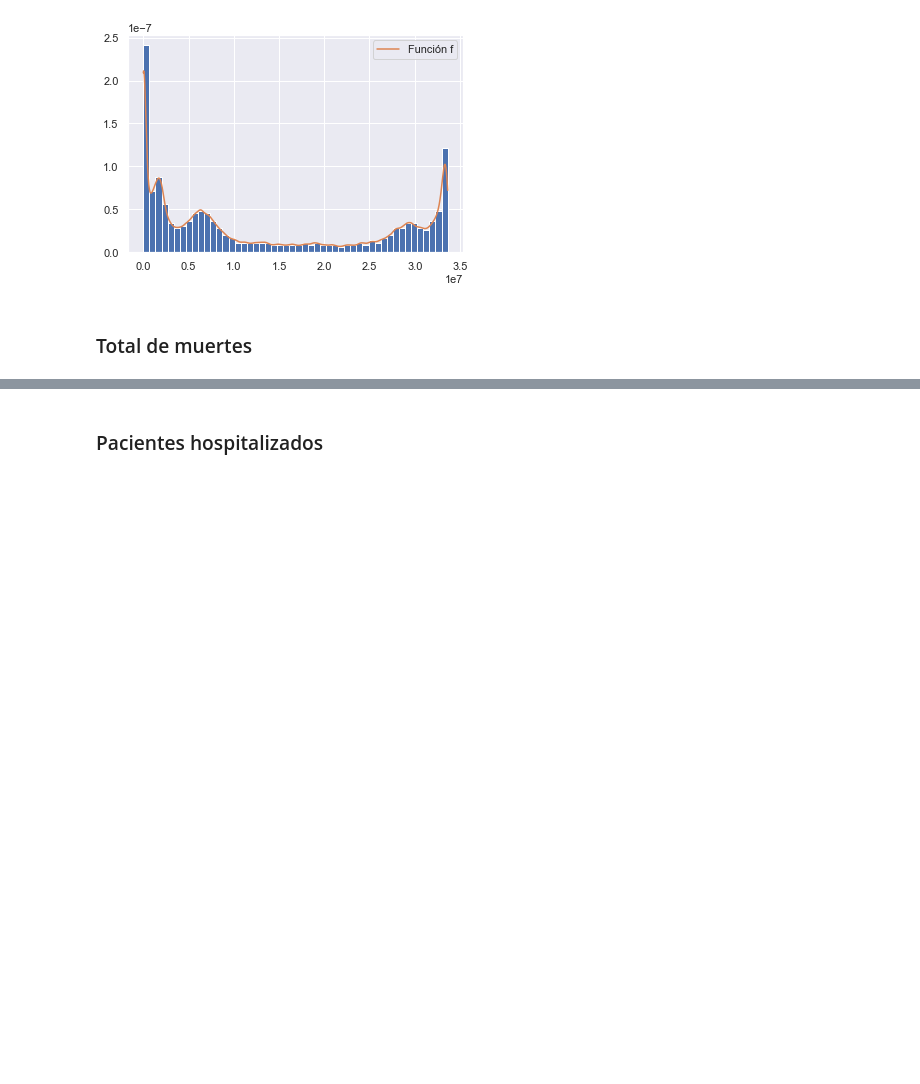
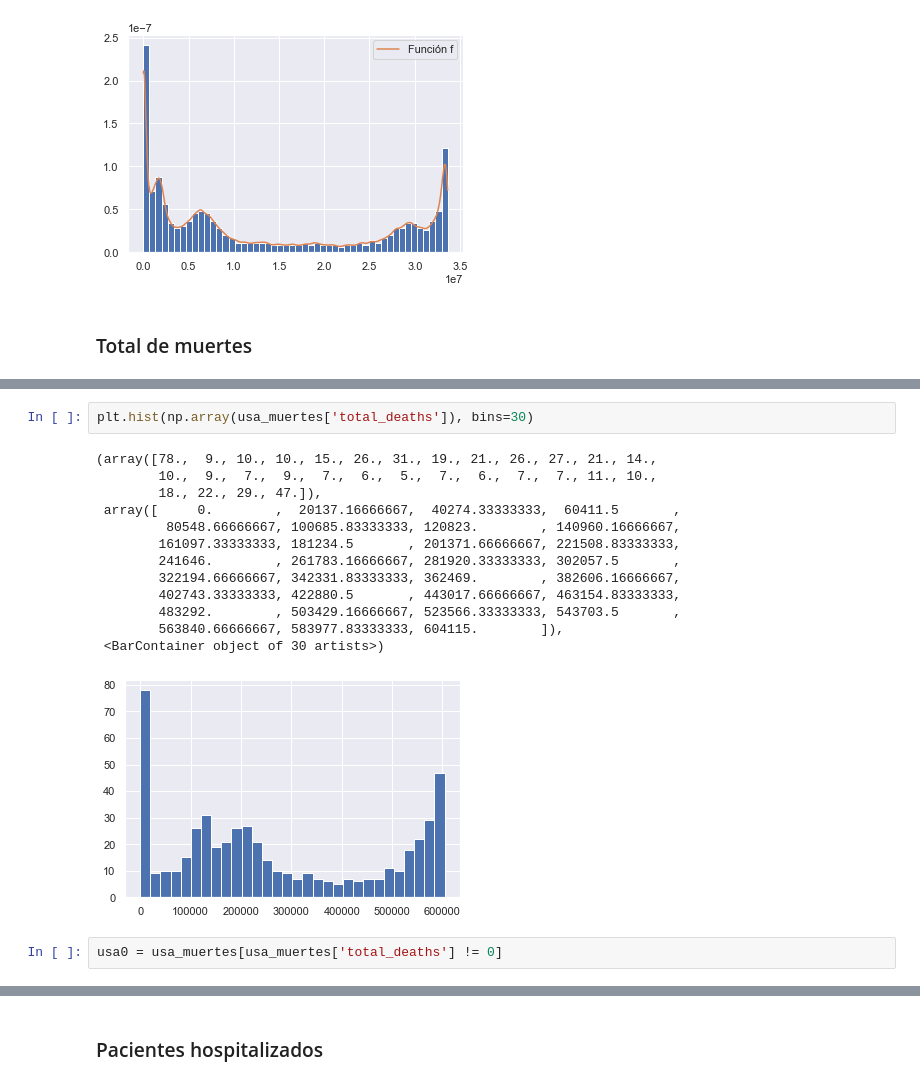
Before and after one commit to valerialadron/Proyecto_VLadron_MMLopez, a Jupyter notebook: Proyecto_VLadron_MMLopez.ipynb, the cells around one changed output, grey strips where cells are left out. Cells and saved outputs as stored; diff of their text form; blank space fills up the shorter version.

```diff
--- a/Proyecto_VLadron_MMLopez.ipynb
+++ b/Proyecto_VLadron_MMLopez.ipynb
@@ -191,0 +616,18 @@ Text(0.5, 1.0, 'Muertes EUA 2020-2021')
+# %%
+plt.hist(np.array(usa_muertes['total_deaths']), bins=30)
+# %% [output]
+(array([78.,  9., 10., 10., 15., 26., 31., 19., 21., 26., 27., 21., 14.,
+        10.,  9.,  7.,  9.,  7.,  6.,  5.,  7.,  6.,  7.,  7., 11., 10.,
+        18., 22., 29., 47.]),
+ array([     0.        ,  20137.16666667,  40274.33333333,  60411.5       ,
+         80548.66666667, 100685.83333333, 120823.        , 140960.16666667,
+        161097.33333333, 181234.5       , 201371.66666667, 221508.83333333,
+        241646.        , 261783.16666667, 281920.33333333, 302057.5       ,
+        322194.66666667, 342331.83333333, 362469.        , 382606.16666667,
+        402743.33333333, 422880.5       , 443017.66666667, 463154.83333333,
+        483292.        , 503429.16666667, 523566.33333333, 543703.5       ,
+        563840.66666667, 583977.83333333, 604115.        ]),
+ <BarContainer object of 30 artists>)
+[figure, added]
+# %%
+usa0 = usa_muertes[usa_muertes['total_deaths'] != 0]
```
Also changed, not shown: parts of 17 cells of this notebook, 1 other file.
